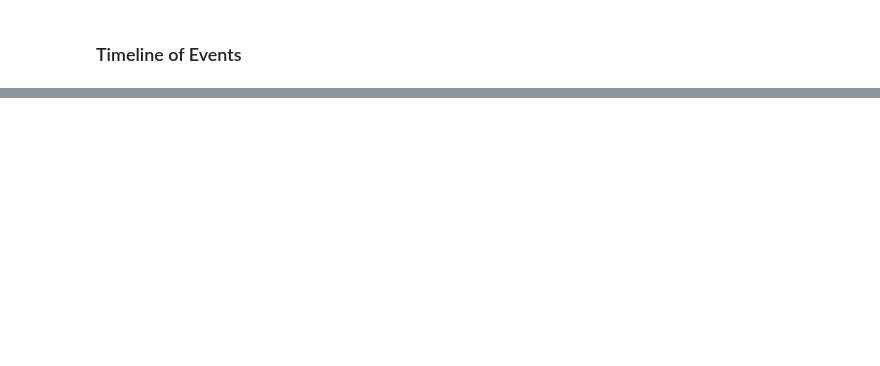
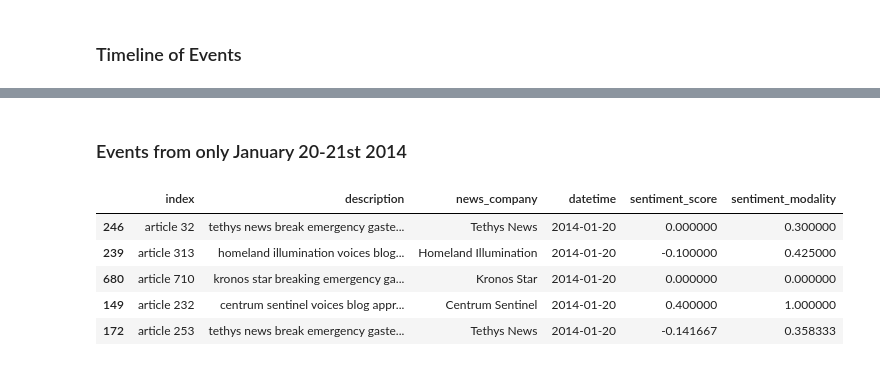
Before and after one commit to hypothetical-lemon/COMP4449-capstone, a Jupyter notebook: final/KronosKidnapping/heather_lemon_final_kidnappingreport.ipynb, the cells around one changed output, grey strips where cells are left out. Drawn from its saved outputs; the diff is of its cells as text; code cells hidden in the pictures; blank space fills up the shorter version.

```diff
--- a/final/KronosKidnapping/heather_lemon_final_kidnappingreport.ipynb
+++ b/final/KronosKidnapping/heather_lemon_final_kidnappingreport.ipynb
@@ -560,0 +974,12 @@ print(articles_df.dtypes)
+# %% [markdown]
+### Events from only January 20-21st 2014
+# %%
+event_day = articles_df.loc[articles_df["datetime"].between("2014-01-20", "2014-01-21")]
+event_day.head()
+# %% [output]
+|  | index | description | news_company | datetime | sentiment_score | sentiment_modality |
+| 246 | article 32 | tethys news break emergency gaste... | Tethys News | 2014-01-20 | 0.000000 | 0.300000 |
+| 239 | article 313 | homeland illumination voices blog... | Homeland Illumination | 2014-01-20 | -0.100000 | 0.425000 |
+| 680 | article 710 | kronos star breaking emergency ga... | Kronos Star | 2014-01-20 | 0.000000 | 0.000000 |
+| 149 | article 232 | centrum sentinel voices blog appr... | Centrum Sentinel | 2014-01-20 | 0.400000 | 1.000000 |
+| 172 | article 253 | tethys news break emergency gaste... | Tethys News | 2014-01-20 | -0.141667 | 0.358333 |
```
Also changed, not shown: parts of 54 cells of this notebook.
